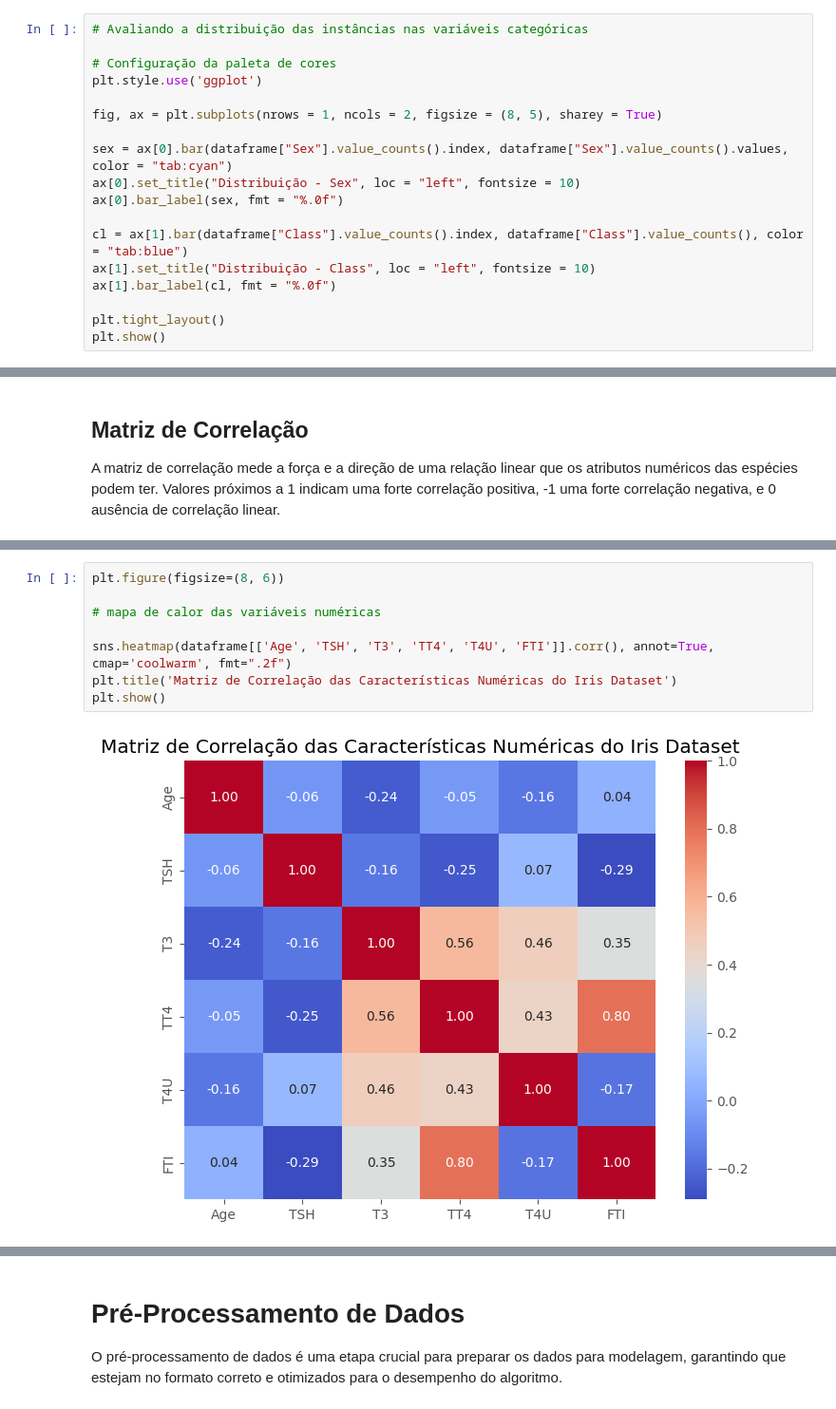
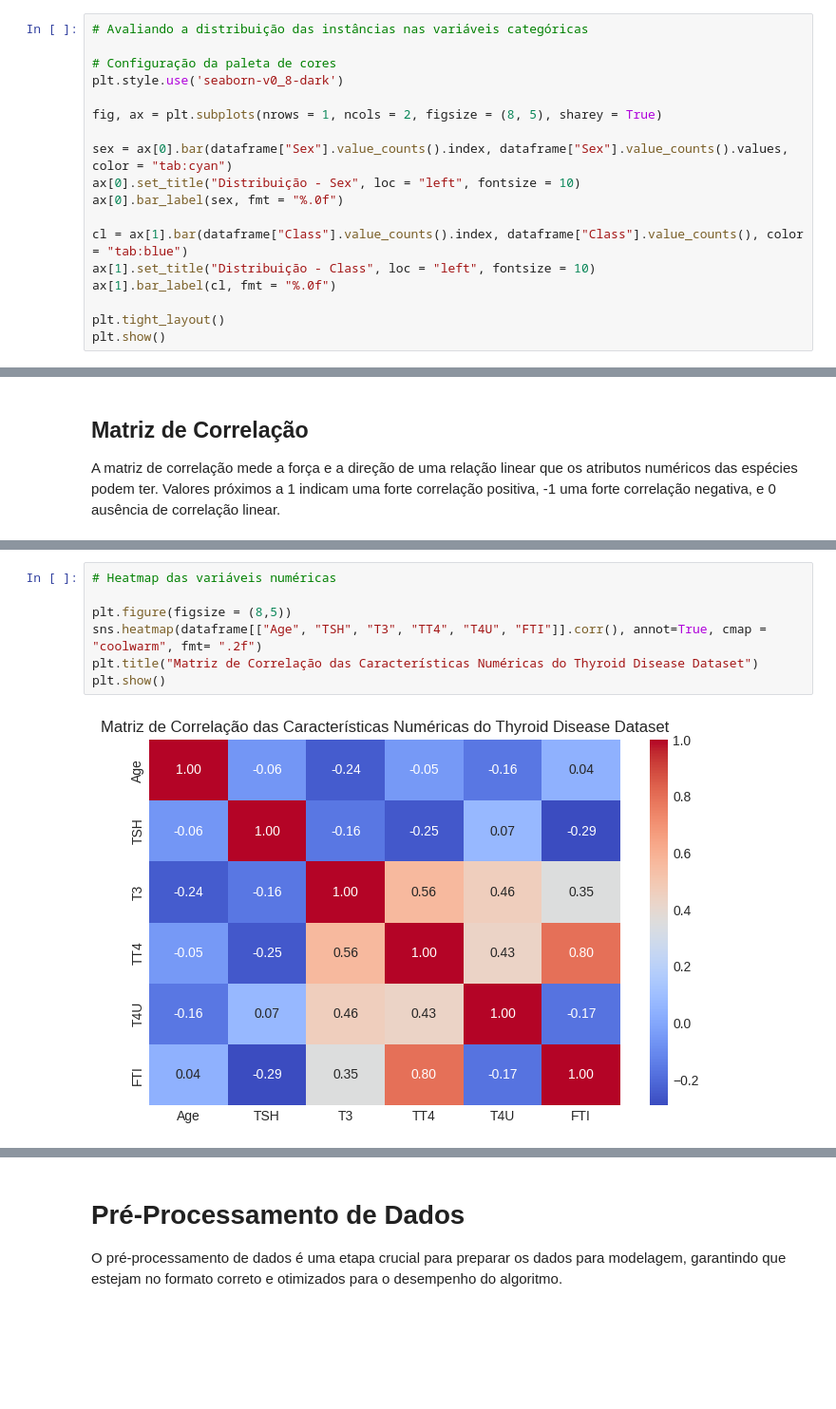
Before and after one commit to leticiasbm/DSAnalytics, a Jupyter notebook: MVP_Letícia_Santos_Batista_de_Melo.ipynb, the cells around one changed output, grey strips where cells are left out. Shown: that part at 95% size. Drawn from its saved outputs; the diff is of its cells as text; blank space fills up the shorter version.

```diff
--- a/MVP_Letícia_Santos_Batista_de_Melo.ipynb
+++ b/MVP_Letícia_Santos_Batista_de_Melo.ipynb
@@ -225,7 +219,7 @@ dtype: object
 # Avaliando a distribuição das instâncias nas variáveis categóricas
 
 # Configuração da paleta de cores
-plt.style.use('ggplot')
+plt.style.use('seaborn-v0_8-dark')
 
 fig, ax = plt.subplots(nrows = 1, ncols = 2, figsize = (8, 5), sharey = True)
 
@@ -459,12 +482,11 @@ Matriz de Correlação:
 | T4U | -0.163221 | 0.067760 | 0.463331 | 0.434184 | 1.000000 | -0.173059 |
 | FTI | 0.037614 | -0.291193 | 0.351050 | 0.795246 | -0.173059 | 1.000000 |
 # %%
-plt.figure(figsize=(8, 6))
+# Heatmap das variáveis numéricas
 
-# mapa de calor das variáveis numéricas
-
-sns.heatmap(dataframe[['Age', 'TSH', 'T3', 'TT4', 'T4U', 'FTI']].corr(), annot=True, cmap='coolwarm', fmt=".2f")
-plt.title('Matriz de Correlação das Características Numéricas do Iris Dataset')
+plt.figure(figsize = (8,5))
+sns.heatmap(dataframe[["Age", "TSH", "T3", "TT4", "T4U", "FTI"]].corr(), annot=True, cmap = "coolwarm", fmt= ".2f")
+plt.title("Matriz de Correlação das Características Numéricas do Thyroid Disease Dataset")
 plt.show()
 # %% [output]
-[figure, old version]
+[figure, new version]
```
Also changed, not shown: parts of 19 cells of this notebook.
